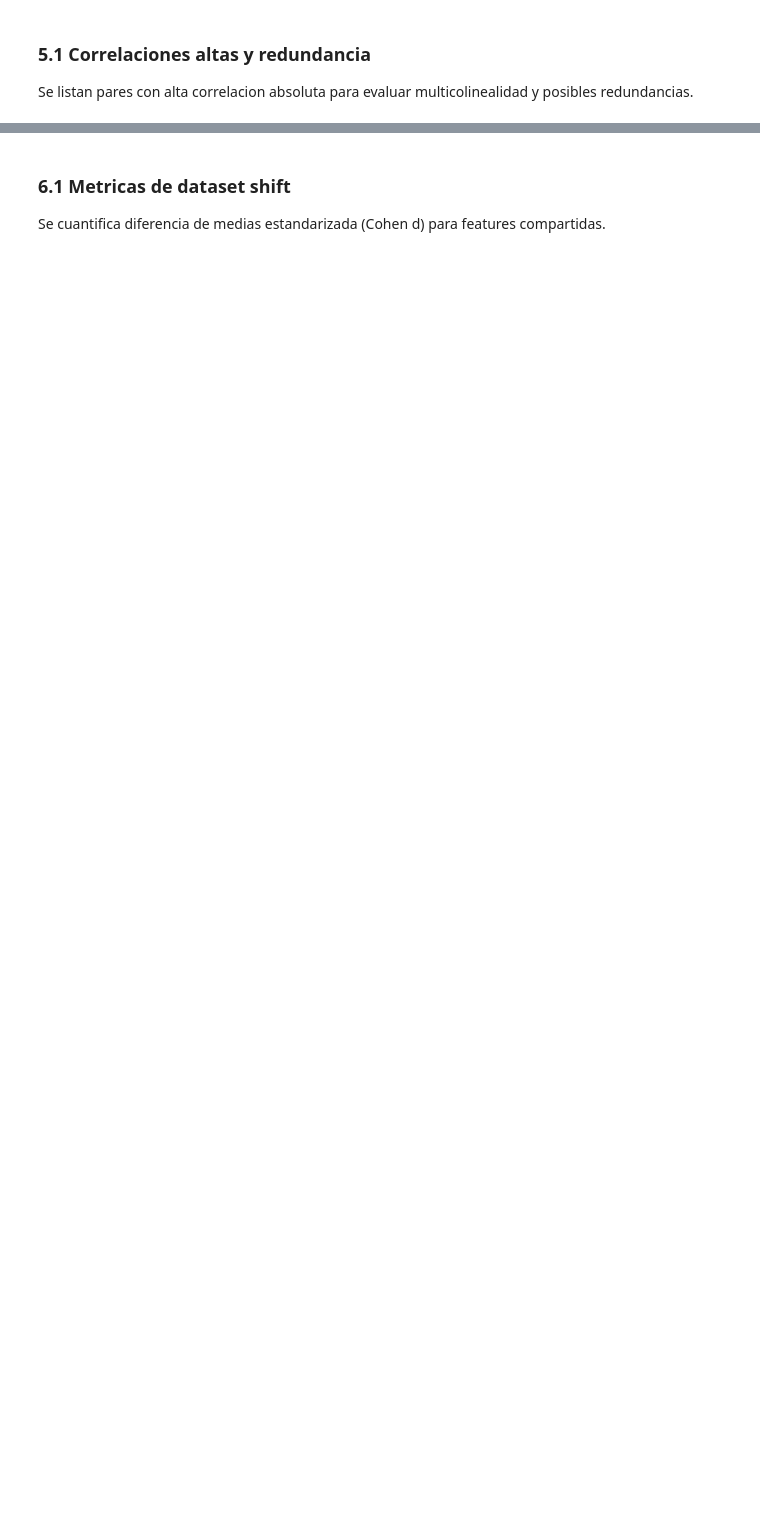
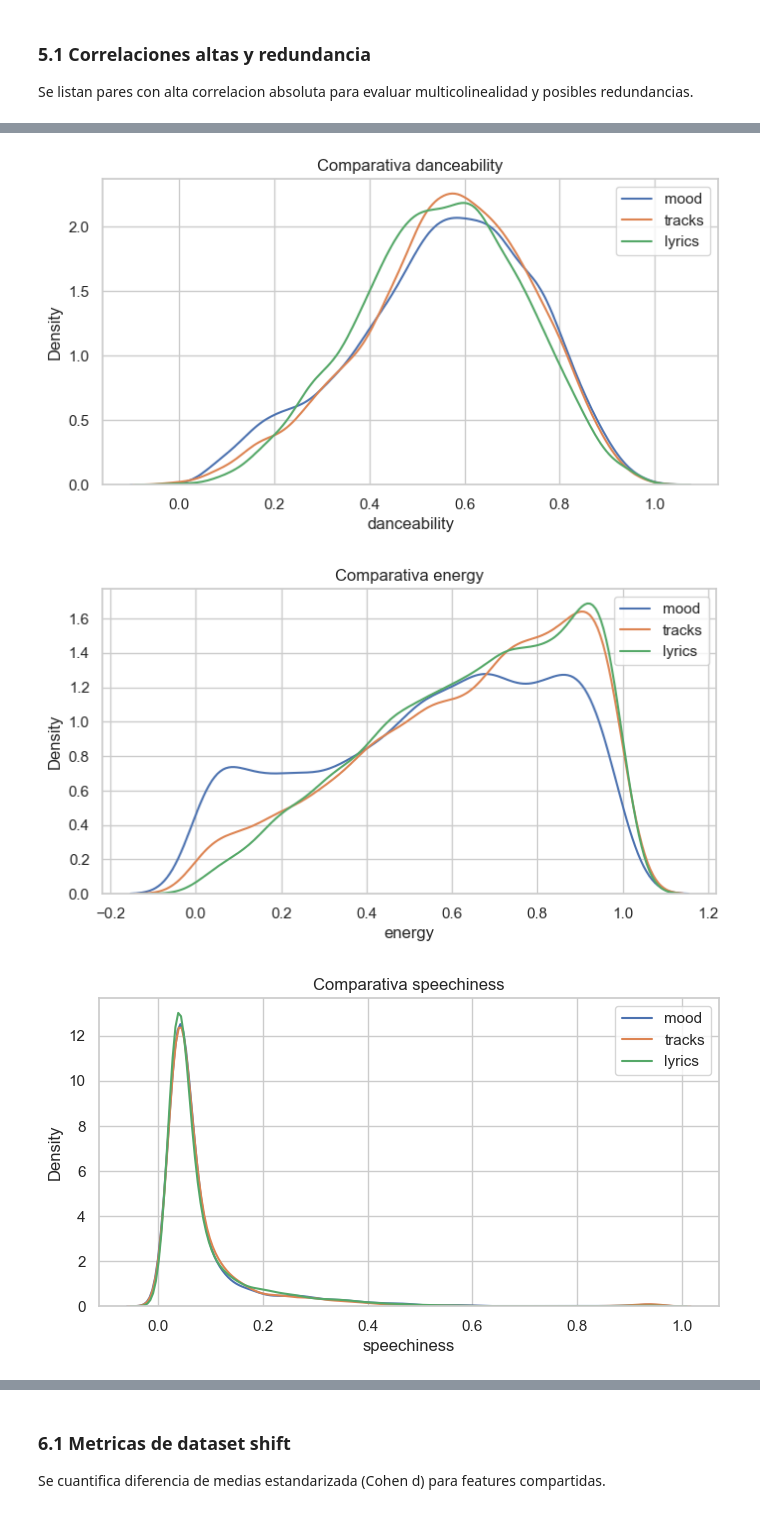
Before and after one commit to Rizqy777/Music_Mood_Activity_Recommender, a Jupyter notebook: notebooks/eda.ipynb, the cells around one changed output, grey strips where cells are left out. Cells and saved outputs as stored; diff of their text form; code cells hidden in the pictures; blank space fills up the shorter version.

```diff
--- a/notebooks/eda.ipynb
+++ b/notebooks/eda.ipynb
@@ -412,14 +825,20 @@ Se comparan distribuciones en features compartidas.
 # %%
-shared = [f for f in TRACKS_FEATURES if f in mood_df.columns and f in tracks_df.columns]
+shared = [f for f in TRACKS_FEATURES if f in mood_df.columns and f in tracks_df.columns and f in lyrics_df.columns]
 
 plot_sample_n = 5000
 mood_sample = mood_df.sample(min(len(mood_df), plot_sample_n), random_state=42)
 tracks_sample = tracks_df.sample(min(len(tracks_df), plot_sample_n), random_state=42)
+lyrics_sample = lyrics_df.sample(min(len(lyrics_df), plot_sample_n), random_state=42)
 
 for feat in shared:
     plt.figure(figsize=(8, 4))
     sns.kdeplot(mood_sample[feat].dropna(), label="mood")
     sns.kdeplot(tracks_sample[feat].dropna(), label="tracks")
+    sns.kdeplot(lyrics_sample[feat].dropna(), label="lyrics")
     plt.title(f"Comparativa {feat}")
     plt.legend()
     plt.show()
+# %% [output]
+[figure, added]
+[figure, added]
+[figure, added]
```
Also changed, not shown: parts of 27 cells of this notebook, 45 other files.
